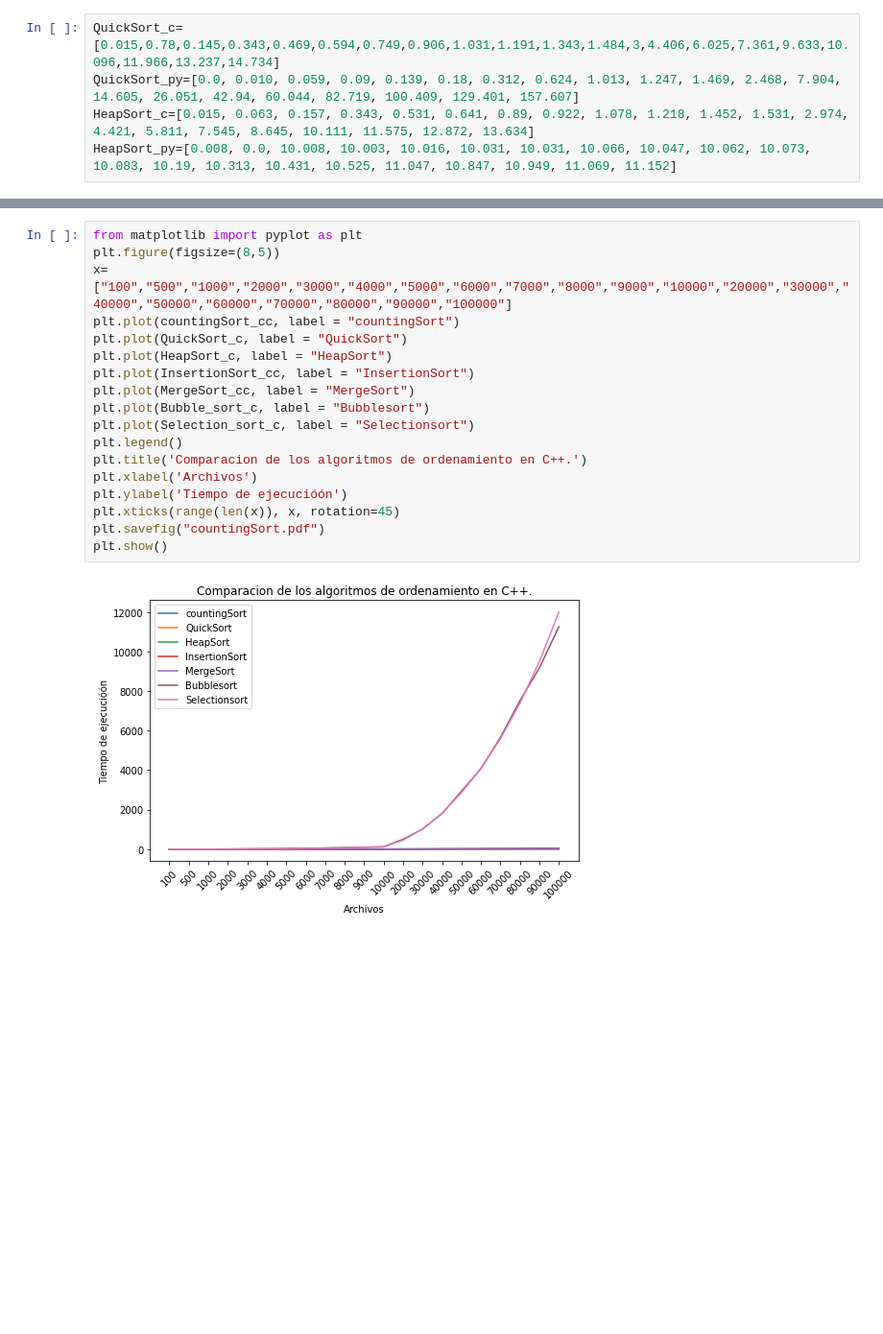
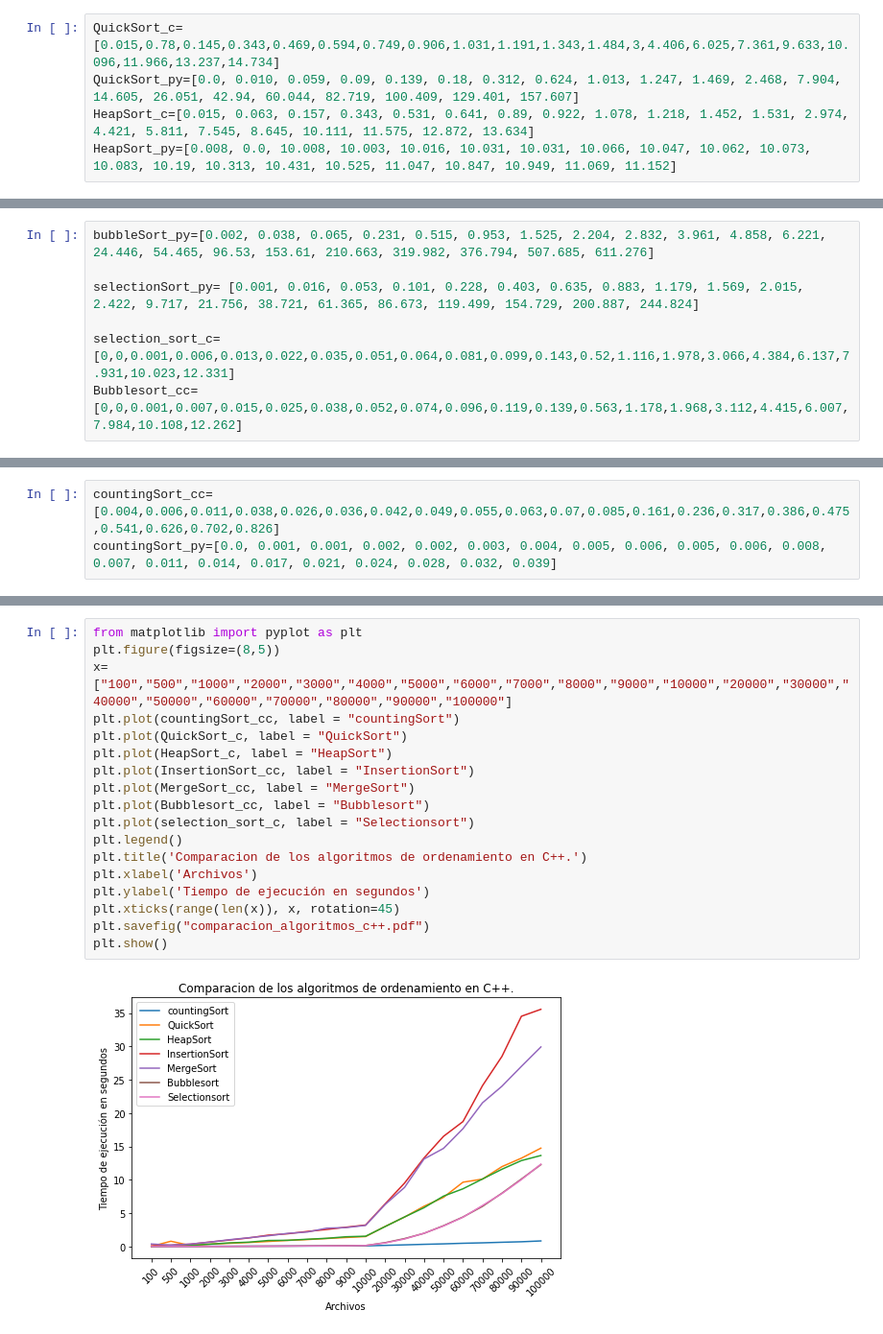
Before and after one commit to Honorio-apz/Estructura-de-Datos-y-Algoritmos, a Jupyter notebook: countingSort-Python/countingSort.ipynb, the cells around one changed output, grey strips where cells are left out. Shown at 96% size. Saved outputs shown, nothing was run; the diff lists cells and outputs as text; blank space fills up the shorter version.

```diff
--- a/countingSort-Python/countingSort.ipynb
+++ b/countingSort-Python/countingSort.ipynb
@@ -197,0 +199,7 @@ Selection_sort_c=[ 0,1,1,4,14,17,27,40,55,73,96,116,454,1027,1815,2862,4095,5589
+# %%
+bubbleSort_py=[0.002, 0.038, 0.065, 0.231, 0.515, 0.953, 1.525, 2.204, 2.832, 3.961, 4.858, 6.221, 24.446, 54.465, 96.53, 153.61, 210.663, 319.982, 376.794, 507.685, 611.276]
+
+selectionSort_py= [0.001, 0.016, 0.053, 0.101, 0.228, 0.403, 0.635, 0.883, 1.179, 1.569, 2.015, 2.422, 9.717, 21.756, 38.721, 61.365, 86.673, 119.499, 154.729, 200.887, 244.824]
+
+selection_sort_c=[0,0,0.001,0.006,0.013,0.022,0.035,0.051,0.064,0.081,0.099,0.143,0.52,1.116,1.978,3.066,4.384,6.137,7.931,10.023,12.331]
+Bubblesort_cc=[0,0,0.001,0.007,0.015,0.025,0.038,0.052,0.074,0.096,0.119,0.139,0.563,1.178,1.968,3.112,4.415,6.007,7.984,10.108,12.262]
@@ -198,3 +208,6 @@ Selection_sort_c=[ 0,1,1,4,14,17,27,40,55,73,96,116,454,1027,1815,2862,4095,5589
+# %%
+countingSort_cc=[0.004,0.006,0.011,0.038,0.026,0.036,0.042,0.049,0.055,0.063,0.07,0.085,0.161,0.236,0.317,0.386,0.475,0.541,0.626,0.702,0.826]
+countingSort_py=[0.0, 0.001, 0.001, 0.002, 0.002, 0.003, 0.004, 0.005, 0.006, 0.005, 0.006, 0.008, 0.007, 0.011, 0.014, 0.017, 0.021, 0.024, 0.028, 0.032, 0.039]
 # %%
 from matplotlib import pyplot as plt
 plt.figure(figsize=(8,5))
@@ -217,20 +231,20 @@ plt.show()
 # %%
 from matplotlib import pyplot as plt
 plt.figure(figsize=(8,5))
 x=["100","500","1000","2000","3000","4000","5000","6000","7000","8000","9000","10000","20000","30000","40000","50000","60000","70000","80000","90000","100000"]
 plt.plot(countingSort_cc, label = "countingSort")
 plt.plot(QuickSort_c, label = "QuickSort")
 plt.plot(HeapSort_c, label = "HeapSort")
 plt.plot(InsertionSort_cc, label = "InsertionSort")
 plt.plot(MergeSort_cc, label = "MergeSort")
-plt.plot(Bubble_sort_c, label = "Bubblesort")
-plt.plot(Selection_sort_c, label = "Selectionsort")
+plt.plot(Bubblesort_cc, label = "Bubblesort")
+plt.plot(selection_sort_c, label = "Selectionsort")
 plt.legend()
 plt.title('Comparacion de los algoritmos de ordenamiento en C++.')
 plt.xlabel('Archivos')
-plt.ylabel('Tiempo de ejecucióón')
+plt.ylabel('Tiempo de ejecución en segundos')
 plt.xticks(range(len(x)), x, rotation=45)
-plt.savefig("countingSort.pdf")
+plt.savefig("comparacion_algoritmos_c++.pdf")
 plt.show()
 # %% [output]
-[figure, old version]
+[figure, new version]
```
Also changed, not shown: parts of 11 cells of this notebook, 5 other files.
